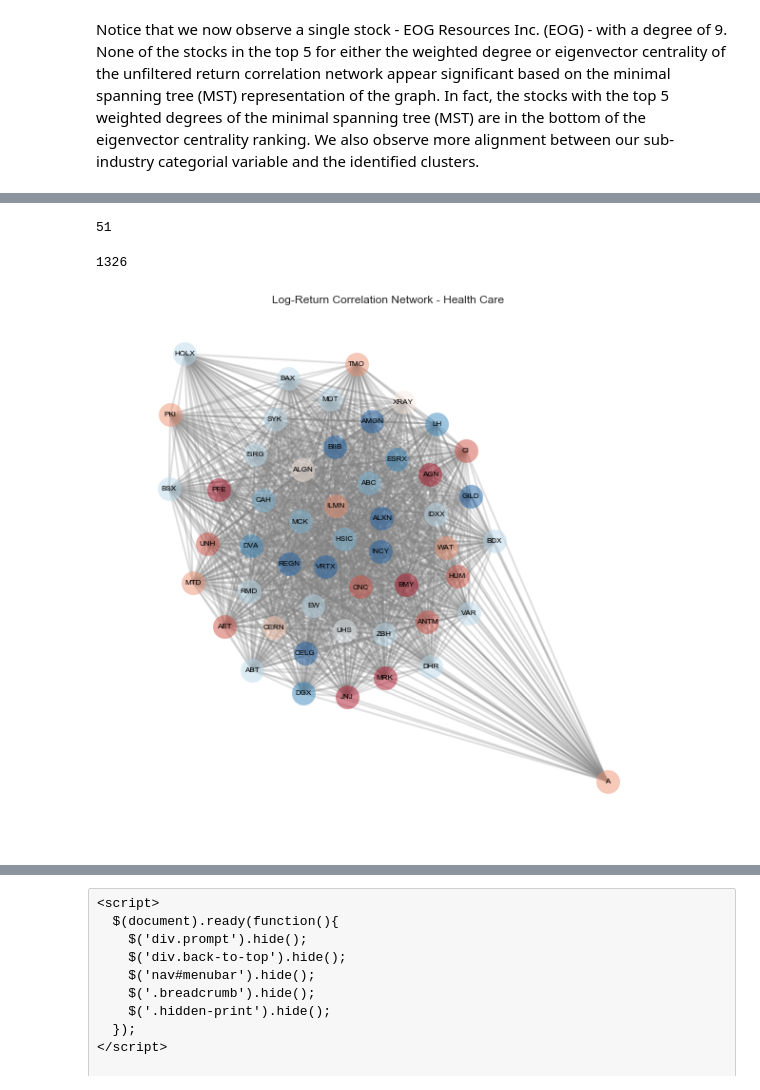
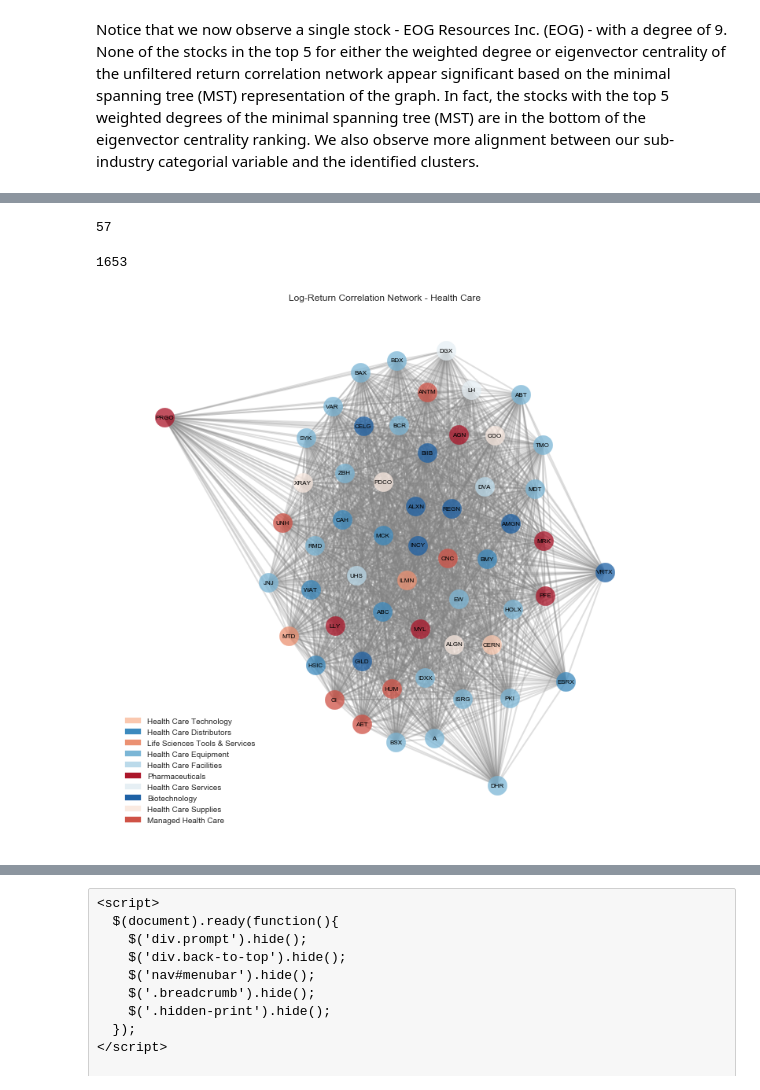
Before and after one commit to dgn2/DATA_620, a Jupyter notebook: Projects/W5/DATA620_W5.ipynb, the cells around one changed output, grey strips where cells are left out. Cells and saved outputs as stored; diff of their text form; code cells hidden in the pictures.

```diff
--- a/Projects/W5/DATA620_W5.ipynb
+++ b/Projects/W5/DATA620_W5.ipynb
@@ -101,10 +315,15 @@ We load an instrument master which maps each equity instrument to instrument cha
 # %%
+# We load an instrument master which maps each equity instrument
+# to instrument characteristics such as instrument name,  sector,
+# and sub-industry:
+
 # set the HDF5 output file directory
 instrumentMasterDirectory='C:/Users/Derek/Documents/GitHub/DATA_620/Projects/W5/'
 # define the input file name for prices and true range
 instrumentMasterFileName='sp500_wiki_yahoo.h5'
 # read instrument master from the HDF5 data store
-instrumentMaster = pandas.read_hdf(priceDirectory+priceFileName,'instrumentMaster')
+instrumentMaster = pandas.read_hdf(instrumentMasterDirectory+instrumentMasterFileName,
+    'instrumentMaster')
 # rename columns
 instrumentMaster.rename(columns={'Ticker symbol' : 'instrumentTicker',
     'Security' : 'instrumentName','GICS Sector' : 'gicsSectorName',
@@ -1281,40 +1285,52 @@ gicsSector_nNodes=gicsSector_G.number_of_nodes()
 # display number of nodes
 gicsSector_nNodes
 # %% [output]
-51
+57
 # %%
 # determine number of edges
 gicsSector_nEdges=gicsSector_G.number_of_edges()
 # display number of edges
 gicsSector_nEdges
 # %% [output]
-1326
+1653
 # %%
 # define title
 titleName='Log-Return Correlation Network - '+gicsSectorName
 # set figure size
 plt.figure(figsize=(10,10))
 # add title
 plt.title(titleName)
 # determine the positions using spring layout
 gicsSector_position=networkx.spring_layout(gicsSector_G)
 
 # add nodes
 for n in gicsSector_G.nodes():
     networkx.draw_networkx_nodes(gicsSector_G, gicsSector_position,
     [n], node_size = 600,node_color=gicsSector_G.node[n]['color'],
-    with_labels=True,alpha=0.5)
+    with_labels=True,alpha=0.75)
 
 # add edges
 networkx.draw_networkx_edges(gicsSector_G,pos=gicsSector_position,
     edge_color='grey',alpha=0.25,width=2)
 
 # add labels
 networkx.draw_networkx_labels(gicsSector_G,pos=gicsSector_position,
     font_size=8)
 # remove axis
 plt.axis('off')
+# add legend
+legend_color_patch=list()
+# iterate over sub-industry and create patches
+for subIndustryName in subIndustry2Color.keys():
+    subIndustryColor=subIndustry2Color[subIndustryName]
+    color_patch=mpatches.Patch(color=subIndustryColor,
+        label=subIndustryName)
+    legend_color_patch.append(color_patch)
+# add legend
+plt.legend(handles=legend_color_patch)
+# set tight layout
+plt.tight_layout()
 # display the graph
 plt.show()
 # %% [output]
-[figure, old version]
+[figure, new version]
```
Also changed, not shown: parts of 196 cells of this notebook.
